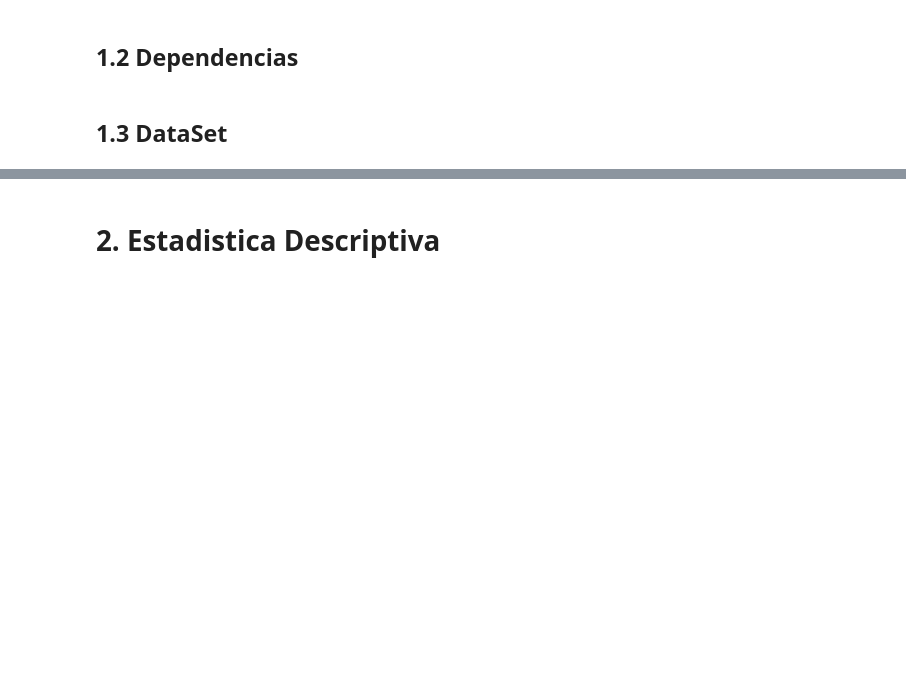
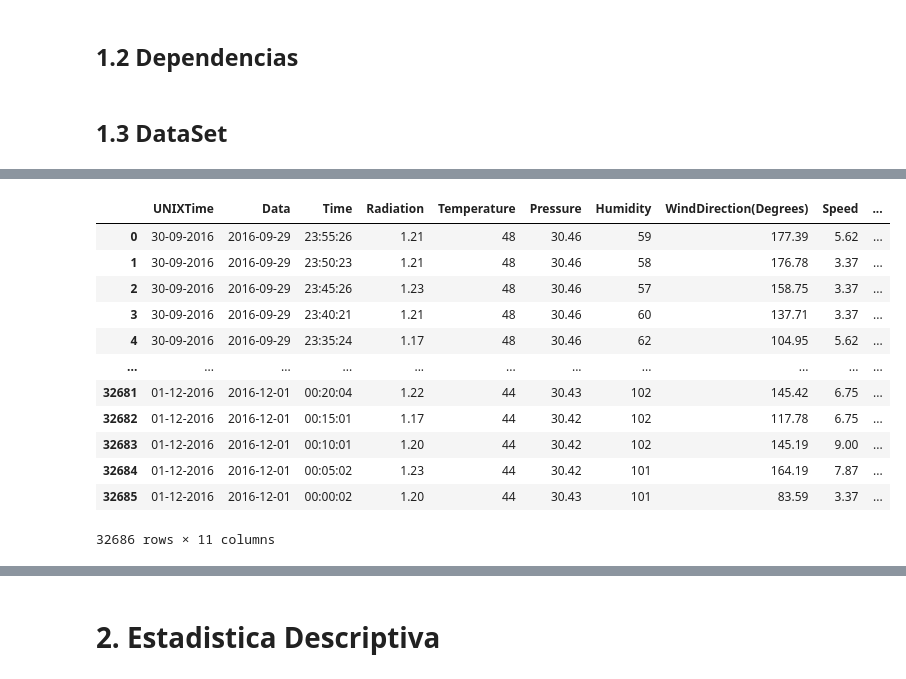
Before and after one commit to mdellanina/TrabajoPr-cticoCODERHOUSE, a Jupyter notebook: TrabajoPracticoCH_DS1.ipynb, the cells around one changed output, grey strips where cells are left out. Cells and saved outputs as stored; diff of their text form; code cells hidden in the pictures; blank space fills up the shorter version.

```diff
--- a/TrabajoPracticoCH_DS1.ipynb
+++ b/TrabajoPracticoCH_DS1.ipynb
@@ -74,0 +64,21 @@ ValueError: time data "1475229326" doesn't match format "%d-%m-%Y", at position
+# %%
+# Analizando los datos, vemos que es necesario acomodar los datos para que se vizualicen mejor.
+# El campo "UNIXTime" se pasa a formato DD-MM-YYYY
+# El Campo "Data" se ajusta solo a la fecha, se saca la horas, ya que esta en el campo "Time"
+df['UNIXTime']=df['UNIXTime'].apply(lambda x: datetime.datetime.fromtimestamp(x).strftime('%d-%m-%Y'))
+df['Data']=pd.to_datetime(df['Data'], format='%m/%d/%Y %I:%M:%S %p')
+display(df)
+# %% [output]
+|  | UNIXTime | Data | Time | Radiation | Temperature | Pressure | Humidity | WindDirection(Degrees) | Speed | ... |
+| 0 | 30-09-2016 | 2016-09-29 | 23:55:26 | 1.21 | 48 | 30.46 | 59 | 177.39 | 5.62 | ... |
+| 1 | 30-09-2016 | 2016-09-29 | 23:50:23 | 1.21 | 48 | 30.46 | 58 | 176.78 | 3.37 | ... |
+| 2 | 30-09-2016 | 2016-09-29 | 23:45:26 | 1.23 | 48 | 30.46 | 57 | 158.75 | 3.37 | ... |
+| 3 | 30-09-2016 | 2016-09-29 | 23:40:21 | 1.21 | 48 | 30.46 | 60 | 137.71 | 3.37 | ... |
+| 4 | 30-09-2016 | 2016-09-29 | 23:35:24 | 1.17 | 48 | 30.46 | 62 | 104.95 | 5.62 | ... |
+| ... | ... | ... | ... | ... | ... | ... | ... | ... | ... | ... |
+| 32681 | 01-12-2016 | 2016-12-01 | 00:20:04 | 1.22 | 44 | 30.43 | 102 | 145.42 | 6.75 | ... |
+| 32682 | 01-12-2016 | 2016-12-01 | 00:15:01 | 1.17 | 44 | 30.42 | 102 | 117.78 | 6.75 | ... |
+| 32683 | 01-12-2016 | 2016-12-01 | 00:10:01 | 1.20 | 44 | 30.42 | 102 | 145.19 | 9.00 | ... |
+| 32684 | 01-12-2016 | 2016-12-01 | 00:05:02 | 1.23 | 44 | 30.42 | 101 | 164.19 | 7.87 | ... |
+| 32685 | 01-12-2016 | 2016-12-01 | 00:00:02 | 1.20 | 44 | 30.43 | 101 | 83.59 | 3.37 | ... |
+32686 rows × 11 columns
```
Also changed, not shown: parts of 19 cells of this notebook.
